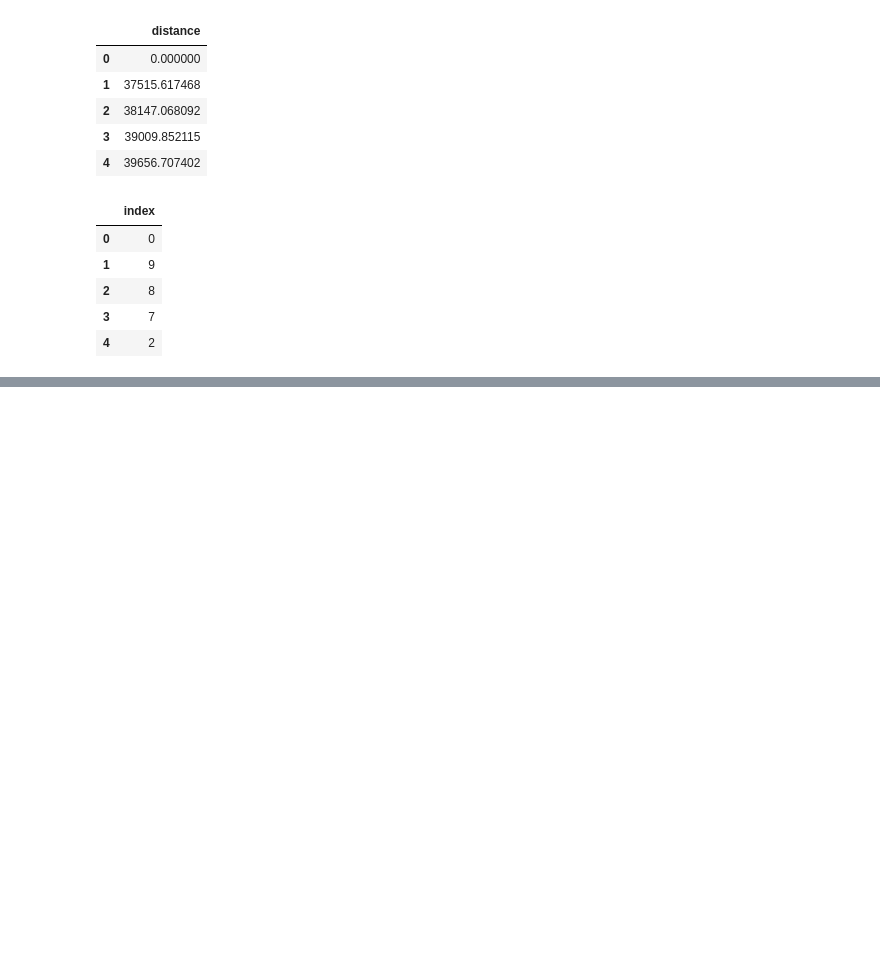
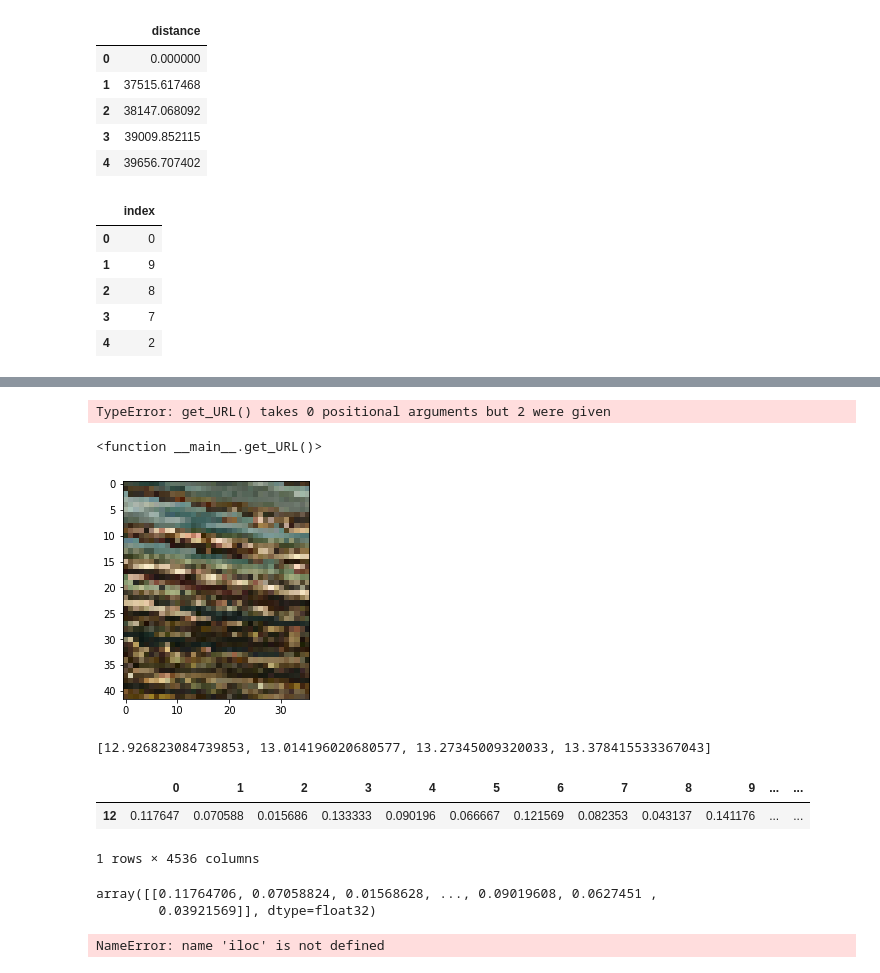
Before and after one commit to seve-26/vincentvanbot, a Jupyter notebook: notebooks/data-retrieval/wga-dataset-julia.ipynb, the cells around one changed output, grey strips where cells are left out. Saved outputs shown, nothing was run; the diff lists cells and outputs as text; code cells hidden in the pictures; blank space fills up the shorter version.

Commit message:
modify functions

```diff
--- a/notebooks/data-retrieval/wga-dataset-julia.ipynb
+++ b/notebooks/data-retrieval/wga-dataset-julia.ipynb
@@ -230,0 +323,14 @@ load_imgage()
+# %%
+get_URL(ind_list, df_transformed)
+# %% [output]
+TypeError: get_URL() takes 0 positional arguments but 2 were given
+# %%
+# get URL for closest images
+def get_URL():
+    for i in ind_list:
+        #URL = df_transformed.iloc[i] # original dataframe
+        print(i)
+    #return URL
+get_URL
+# %% [output]
+<function __main__.get_URL()>
@@ -230,0 +354,4 @@ load_imgage()
+# %%
+plot_closest_images(df, df_closest_images)
+# %% [output]
+[figure, added]
@@ -230,0 +363,23 @@ load_imgage()
+# %%
+ind_list = list(knn_model.kneighbors(j_test,n_neighbors=5)[0][0])[1:]
+print(ind_list)
+# %% [output]
+[12.926823084739853, 13.014196020680577, 13.27345009320033, 13.378415533367043]
+# %%
+df_closest_images.iloc[1:2]
+# %% [output]
+|  | 0 | 1 | 2 | 3 | 4 | 5 | 6 | 7 | 8 | 9 | ... | ... |
+| 12 | 0.117647 | 0.070588 | 0.015686 | 0.133333 | 0.090196 | 0.066667 | 0.121569 | 0.082353 | 0.043137 | 0.141176 | ... | ... |
+1 rows × 4536 columns
+# %%
+np.array(df_closest_images.iloc[1:2])
+# %% [output]
+array([[0.11764706, 0.07058824, 0.01568628, ..., 0.09019608, 0.0627451 ,
+        0.03921569]], dtype=float32)
+# %%
+def get_URL(ind_list, df_transformed):
+    for i in ind_list:
+        df_transformed.iloc[i] # original dataframe
+    #plt.imshow(closest_imgs.reshape((42, 36, 3)))
+# %% [output]
+NameError: name 'iloc' is not defined
```
Also changed, not shown: parts of 22 cells of this notebook, 1 other file.
